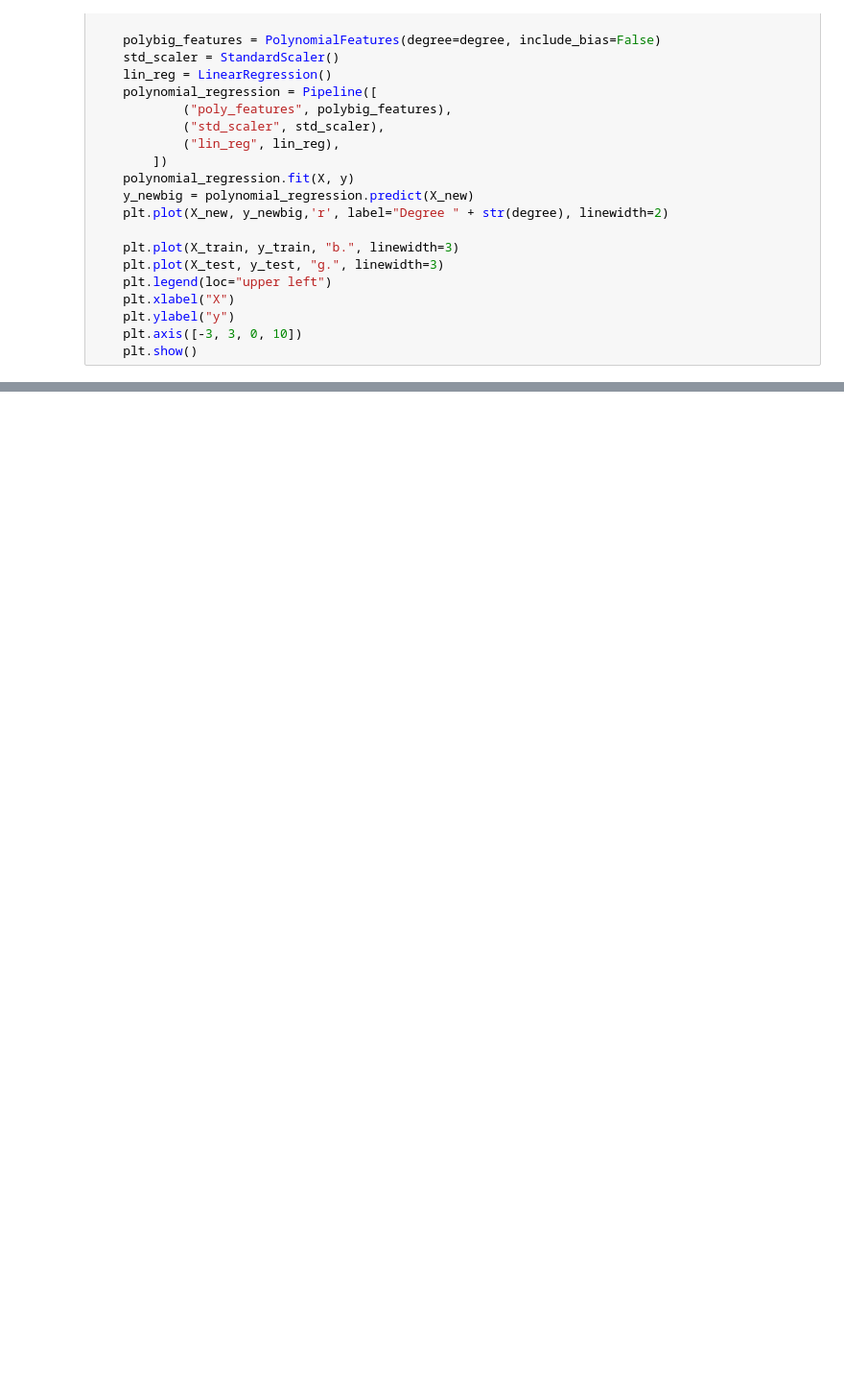
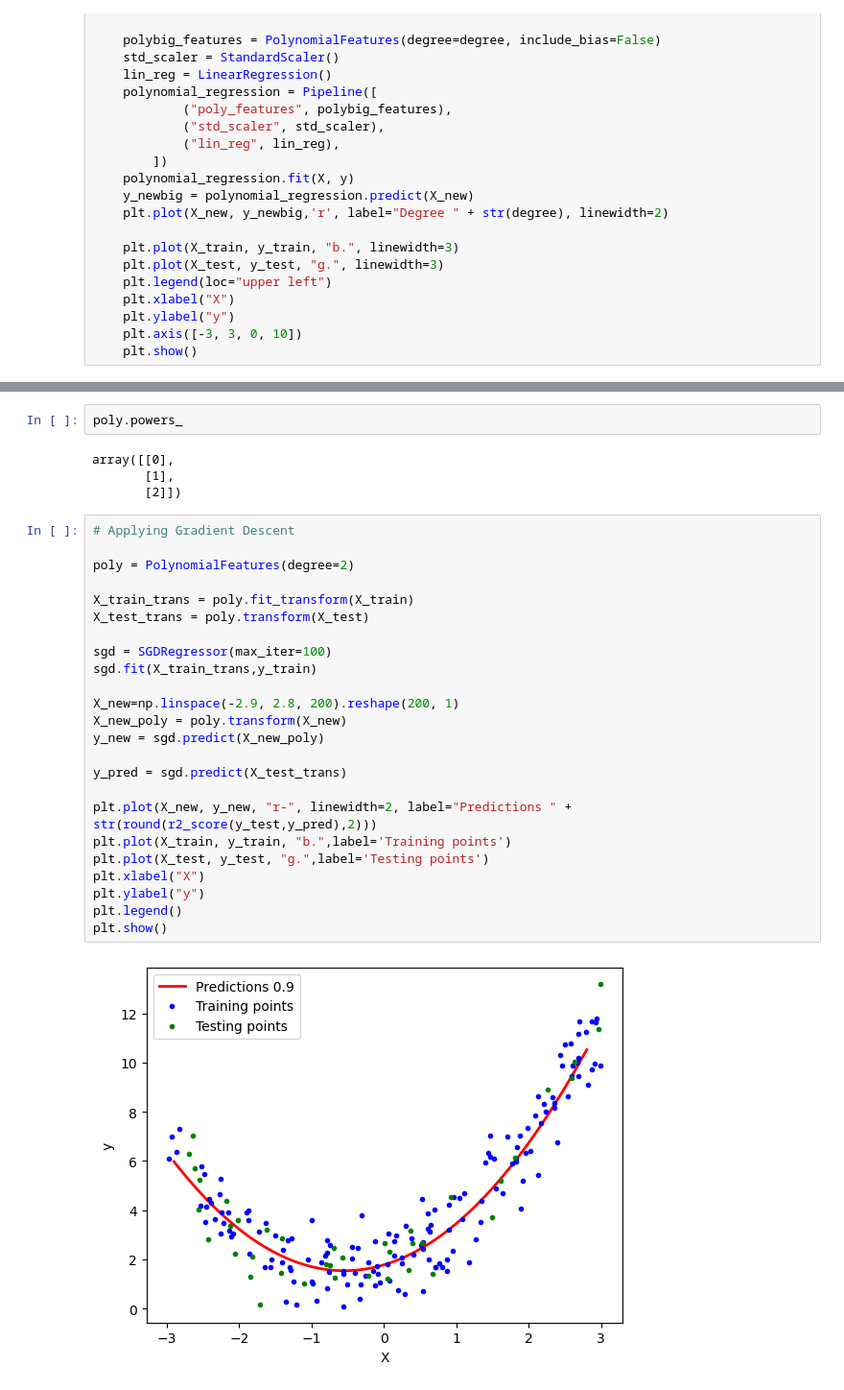
Before and after one commit to ipartzix/AI-ML-ENGINEERING-JOURNEY, a Jupyter notebook: 03_Machine_Learning/03_ML_Algorithms/01_Linear_Models/Polynomial_Regression.ipynb, the cells around one changed output, grey strips where cells are left out. Shown at 96% size. Cells and saved outputs as stored; diff of their text form; blank space fills up the shorter version.

Commit message:
feat(ML-Algo): Applying Gradient Descent

```diff
--- a/03_Machine_Learning/03_ML_Algorithms/01_Linear_Models/Polynomial_Regression.ipynb
+++ b/03_Machine_Learning/03_ML_Algorithms/01_Linear_Models/Polynomial_Regression.ipynb
@@ -178,0 +179,32 @@ polynomial_regression(350)
+# %%
+poly.powers_
+# %% [output]
+array([[0],
+       [1],
+       [2]])
+# %%
+# Applying Gradient Descent
+
+poly = PolynomialFeatures(degree=2)
+
+X_train_trans = poly.fit_transform(X_train)
+X_test_trans = poly.transform(X_test)
+
+sgd = SGDRegressor(max_iter=100)
+sgd.fit(X_train_trans,y_train)
+
+X_new=np.linspace(-2.9, 2.8, 200).reshape(200, 1)
+X_new_poly = poly.transform(X_new)
+y_new = sgd.predict(X_new_poly)
+
+y_pred = sgd.predict(X_test_trans)
+
+plt.plot(X_new, y_new, "r-", linewidth=2, label="Predictions " + str(round(r2_score(y_test,y_pred),2)))
+plt.plot(X_train, y_train, "b.",label='Training points')
+plt.plot(X_test, y_test, "g.",label='Testing points')
+plt.xlabel("X")
+plt.ylabel("y")
+plt.legend()
+plt.show()
+# %% [output]
+[figure, added]
```
Also changed, not shown: parts of 8 cells of this notebook.
